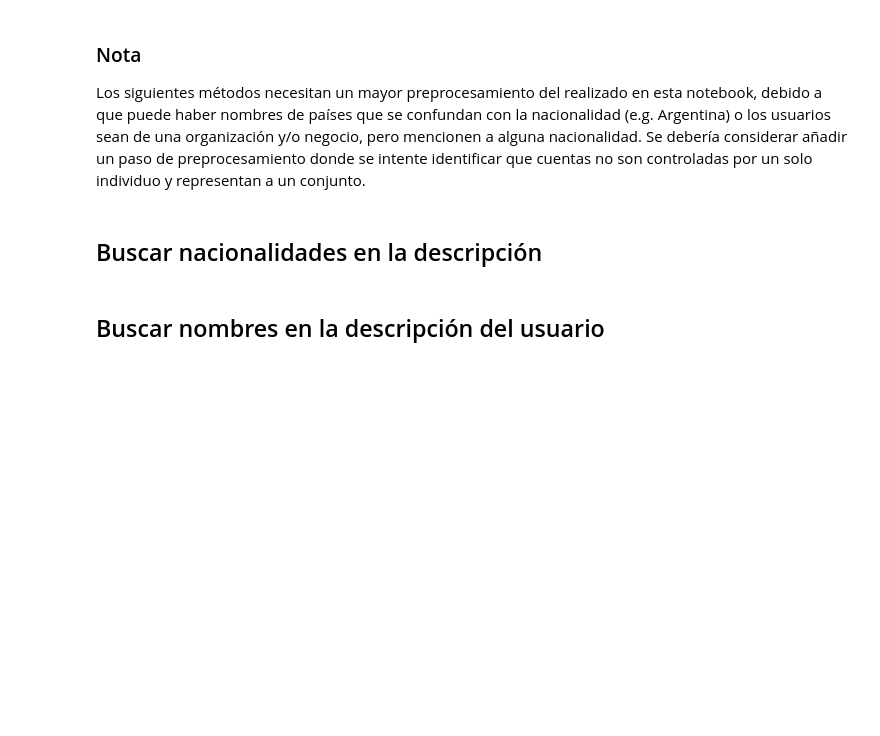
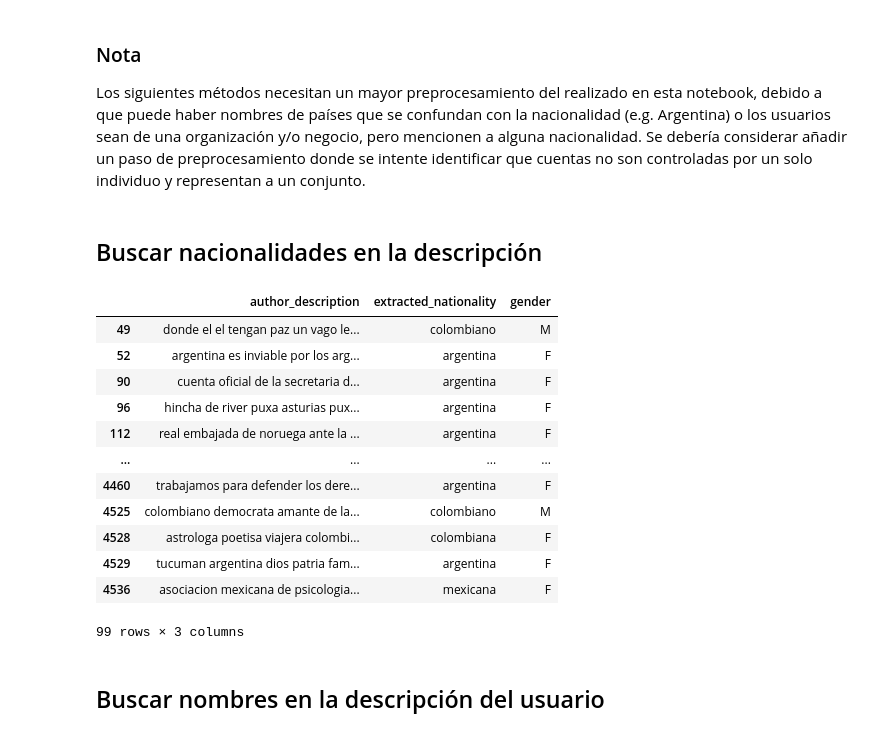
Before and after one commit to Entropia-AI/Workshop_2_Migracion, a Jupyter notebook: twitter/3_Variables_Demograficas.ipynb, the cells around one changed output. Cells and saved outputs as stored; diff of their text form; code cells hidden in the pictures; blank space fills up the shorter version.

```diff
--- a/twitter/3_Variables_Demograficas.ipynb
+++ b/twitter/3_Variables_Demograficas.ipynb
@@ -551,16 +438,30 @@ Los siguientes métodos necesitan un mayor preprocesamiento del realizado en est
 # %%
 # Descartar usuarios a los que ya se les asigno un género
 df_nationalities = df_users.loc[~(df_users['author_id'].isin(df_by_names['author_id']) +
                                   df_users['author_id'].isin(df_pronouns['author_id']))].copy()
 
 # Buscar los probombres en la descripción
 df_nationalities['extracted_nationality'] = df_nationalities['author_description'].str.extract(regex_nationalities).dropna()
 
 # # Asignar un género en base a los pronombres encontrados
 df_nationalities['gender'] = df_nationalities.dropna()['extracted_nationality'].map(dict_nationalities_gender)
 
 df_nationalities = df_nationalities.dropna()
-df_nationalities
+df_nationalities[['author_description', 'extracted_nationality', 'gender']]
+# %% [output]
+|  | author_description | extracted_nationality | gender |
+| 49 | donde el el tengan paz un vago le... | colombiano | M |
+| 52 | argentina es inviable por los arg... | argentina | F |
+| 90 | cuenta oficial de la secretaria d... | argentina | F |
+| 96 | hincha de river puxa asturias pux... | argentina | F |
+| 112 | real embajada de noruega ante la ... | argentina | F |
+| ... | ... | ... | ... |
+| 4460 | trabajamos para defender los dere... | argentina | F |
+| 4525 | colombiano democrata amante de la... | colombiano | M |
+| 4528 | astrologa poetisa viajera colombi... | colombiana | F |
+| 4529 | tucuman argentina dios patria fam... | argentina | F |
+| 4536 | asociacion mexicana de psicologia... | mexicana | F |
+99 rows × 3 columns
 # %% [markdown]
 ## Buscar nombres en la descripción del usuario
 # %%
```
Also changed, not shown: parts of 37 cells of this notebook, 1 other file.
